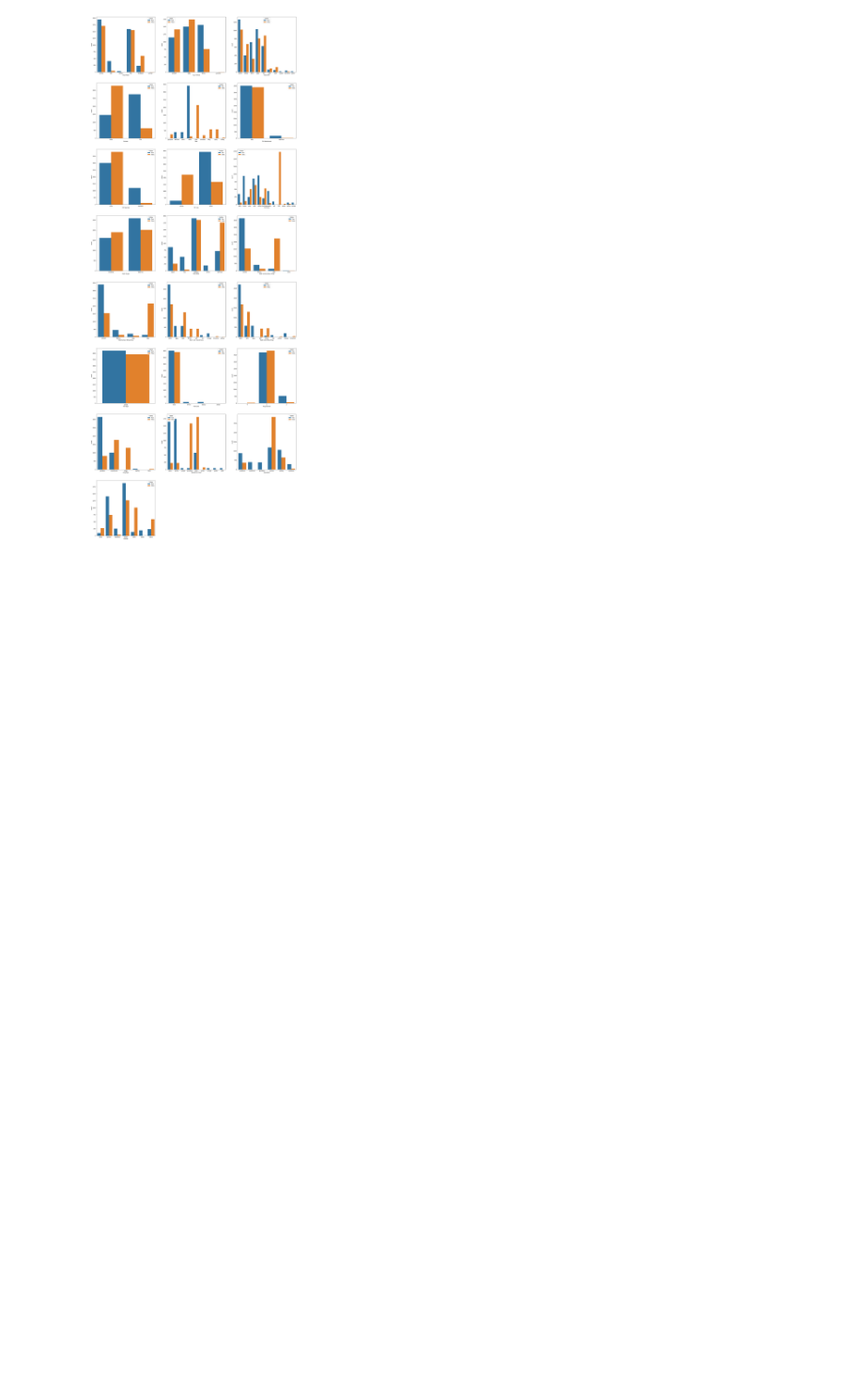
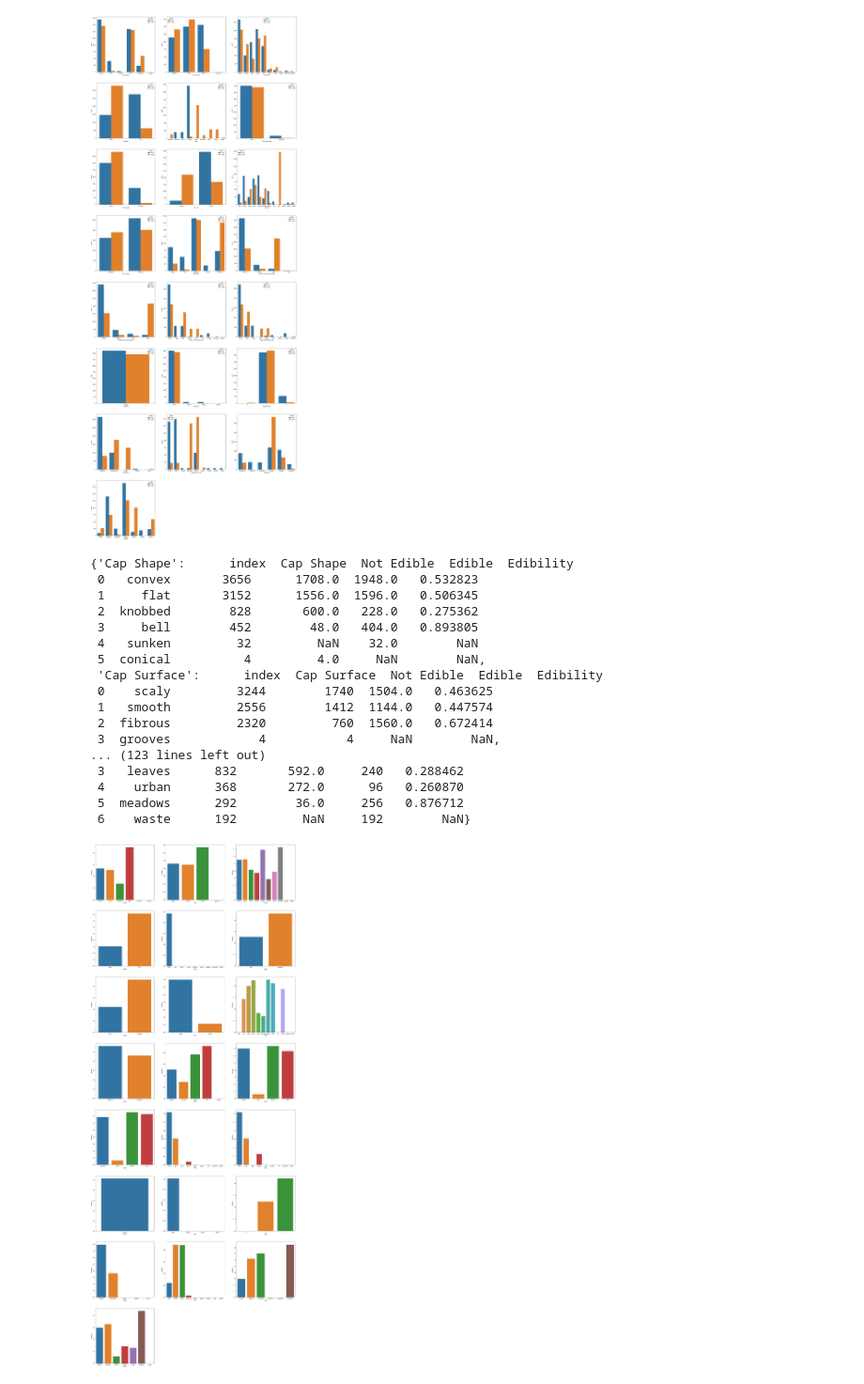
Before and after one commit to data301-2020-winter2/course-project-group_1009, a Jupyter notebook: analysis/alec_nixon/Milestone2.ipynb, the cells around one changed output. Shown at 94% size. Drawn from its saved outputs; the diff is of its cells as text; code cells hidden in the pictures; blank space fills up the shorter version.

```diff
--- a/analysis/alec_nixon/Milestone2.ipynb
+++ b/analysis/alec_nixon/Milestone2.ipynb
@@ -59,3 +59,24 @@ dtype: int64
 pf.plotEdibility(df)
 # %% [output]
 [figure]
+# %%
+pf.show_edibility_ratio(df)
+# %% [output]
+{'Cap Shape':      index  Cap Shape  Not Edible  Edible  Edibility
+ 0   convex       3656      1708.0  1948.0   0.532823
+ 1     flat       3152      1556.0  1596.0   0.506345
+ 2  knobbed        828       600.0   228.0   0.275362
+ 3     bell        452        48.0   404.0   0.893805
+ 4   sunken         32         NaN    32.0        NaN
+ 5  conical          4         4.0     NaN        NaN,
+ 'Cap Surface':      index  Cap Surface  Not Edible  Edible  Edibility
+ 0    scaly         3244        1740  1504.0   0.463625
+ 1   smooth         2556        1412  1144.0   0.447574
+ 2  fibrous         2320         760  1560.0   0.672414
+ 3  grooves            4           4     NaN        NaN,
+... (123 lines left out)
+ 3   leaves      832       592.0     240   0.288462
+ 4    urban      368       272.0      96   0.260870
+ 5  meadows      292        36.0     256   0.876712
+ 6    waste      192         NaN     192        NaN}
+[figure, added]
```
Also changed, not shown: 3 other files.
